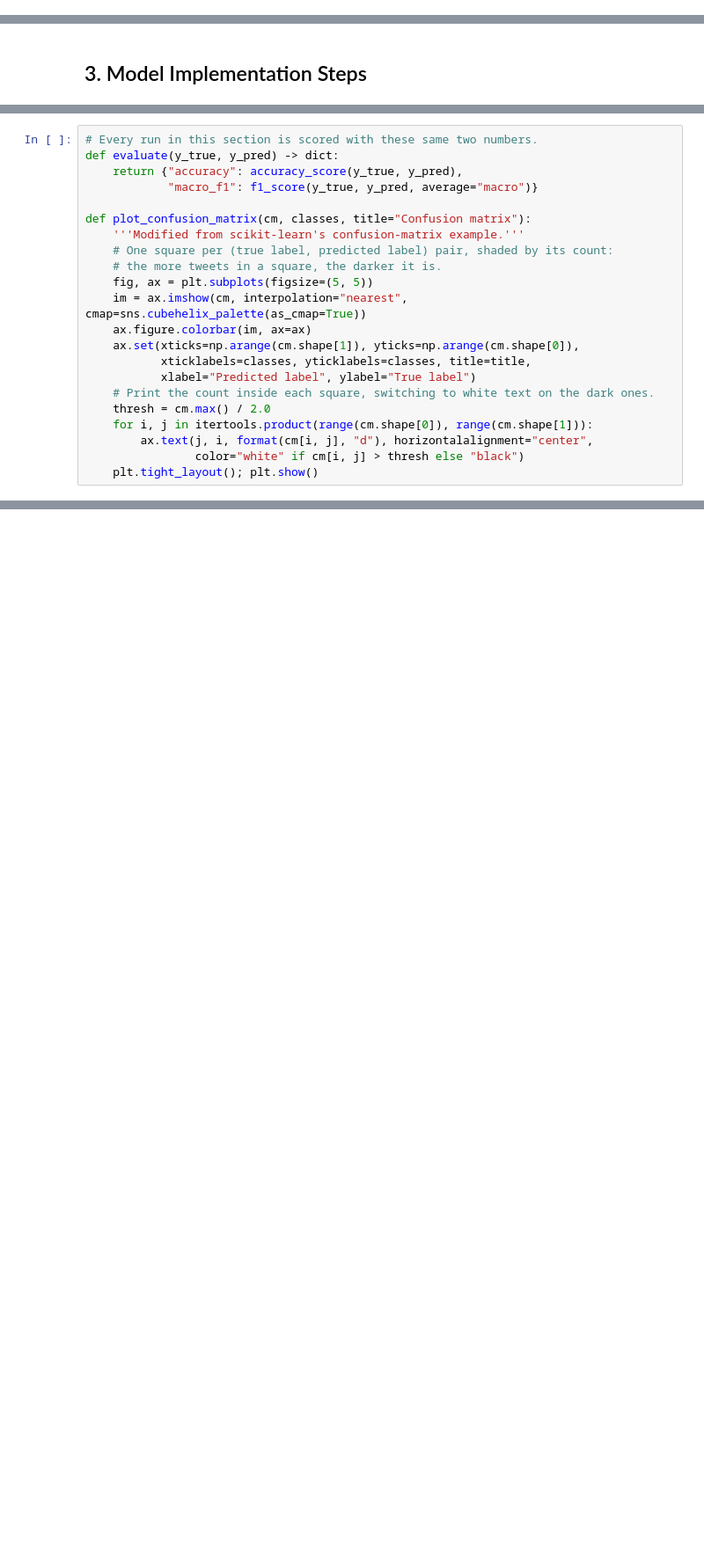
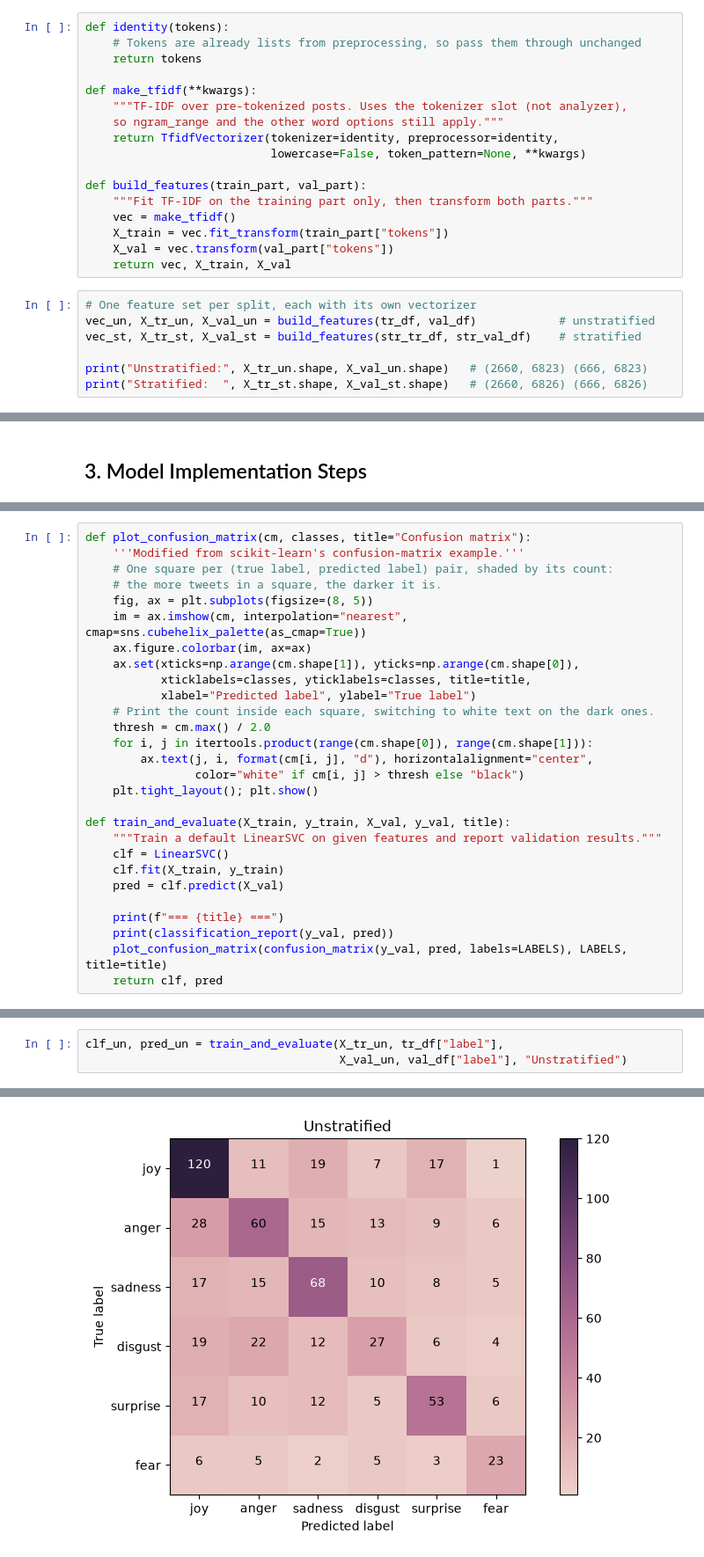
Before and after one commit to 0-Gixty-0/DM2026-Lab2-Exercise, a Jupyter notebook: DM2026-Lab2-Homework.ipynb, the cells around one changed output, grey strips where cells are left out. Shown at 88% size. Drawn from its saved outputs; the diff is of its cells as text; blank space fills up the shorter version.

Commit message:
Finish TF-IDF + LinearSVM baseline

```diff
--- a/DM2026-Lab2-Homework.ipynb
+++ b/DM2026-Lab2-Homework.ipynb
@@ -538,0 +541,24 @@ LinearSVC()
+# %%
+def identity(tokens):
+    # Tokens are already lists from preprocessing, so pass them through unchanged
+    return tokens
+
+def make_tfidf(**kwargs):
+    """TF-IDF over pre-tokenized posts. Uses the tokenizer slot (not analyzer),
+    so ngram_range and the other word options still apply."""
+    return TfidfVectorizer(tokenizer=identity, preprocessor=identity,
+                           lowercase=False, token_pattern=None, **kwargs)
+
+def build_features(train_part, val_part):
+    """Fit TF-IDF on the training part only, then transform both parts."""
+    vec = make_tfidf()
+    X_train = vec.fit_transform(train_part["tokens"])
+    X_val = vec.transform(val_part["tokens"])
+    return vec, X_train, X_val
+# %%
+# One feature set per split, each with its own vectorizer
+vec_un, X_tr_un, X_val_un = build_features(tr_df, val_df)            # unstratified
+vec_st, X_tr_st, X_val_st = build_features(str_tr_df, str_val_df)    # stratified
+
+print("Unstratified:", X_tr_un.shape, X_val_un.shape)   # (2660, 6823) (666, 6823)
+print("Stratified:  ", X_tr_st.shape, X_val_st.shape)   # (2660, 6826) (666, 6826)
@@ -548,14 +580,9 @@ from sklearn.naive_bayes import GaussianNB, MultinomialNB
 # %%
-# Every run in this section is scored with these same two numbers.
-def evaluate(y_true, y_pred) -> dict:
-    return {"accuracy": accuracy_score(y_true, y_pred),
-            "macro_f1": f1_score(y_true, y_pred, average="macro")}
-
 def plot_confusion_matrix(cm, classes, title="Confusion matrix"):
     '''Modified from scikit-learn's confusion-matrix example.'''
     # One square per (true label, predicted label) pair, shaded by its count:
     # the more tweets in a square, the darker it is.
-    fig, ax = plt.subplots(figsize=(5, 5))
+    fig, ax = plt.subplots(figsize=(8, 5))
     im = ax.imshow(cm, interpolation="nearest", cmap=sns.cubehelix_palette(as_cmap=True))
     ax.figure.colorbar(im, ax=ax)
     ax.set(xticks=np.arange(cm.shape[1]), yticks=np.arange(cm.shape[0]),
@@ -567,3 +594,14 @@ def plot_confusion_matrix(cm, classes, title="Confusion matrix"):
         ax.text(j, i, format(cm[i, j], "d"), horizontalalignment="center",
                 color="white" if cm[i, j] > thresh else "black")
     plt.tight_layout(); plt.show()
+
+def train_and_evaluate(X_train, y_train, X_val, y_val, title):
+    """Train a default LinearSVC on given features and report validation results."""
+    clf = LinearSVC()
+    clf.fit(X_train, y_train)
+    pred = clf.predict(X_val)
+
+    print(f"=== {title} ===")
+    print(classification_report(y_val, pred))
+    plot_confusion_matrix(confusion_matrix(y_val, pred, labels=LABELS), LABELS, title=title)
+    return clf, pred
@@ -591,0 +608,4 @@ NameError: name 'y_test' is not defined
+# %%
+clf_un, pred_un = train_and_evaluate(X_tr_un, tr_df["label"],
+                                     X_val_un, val_df["label"], "Unstratified")
+# %% [output]
@@ -591,0 +625 @@ NameError: name 'y_test' is not defined
+[figure, added]
```
Also changed, not shown: parts of 11 cells of this notebook.
